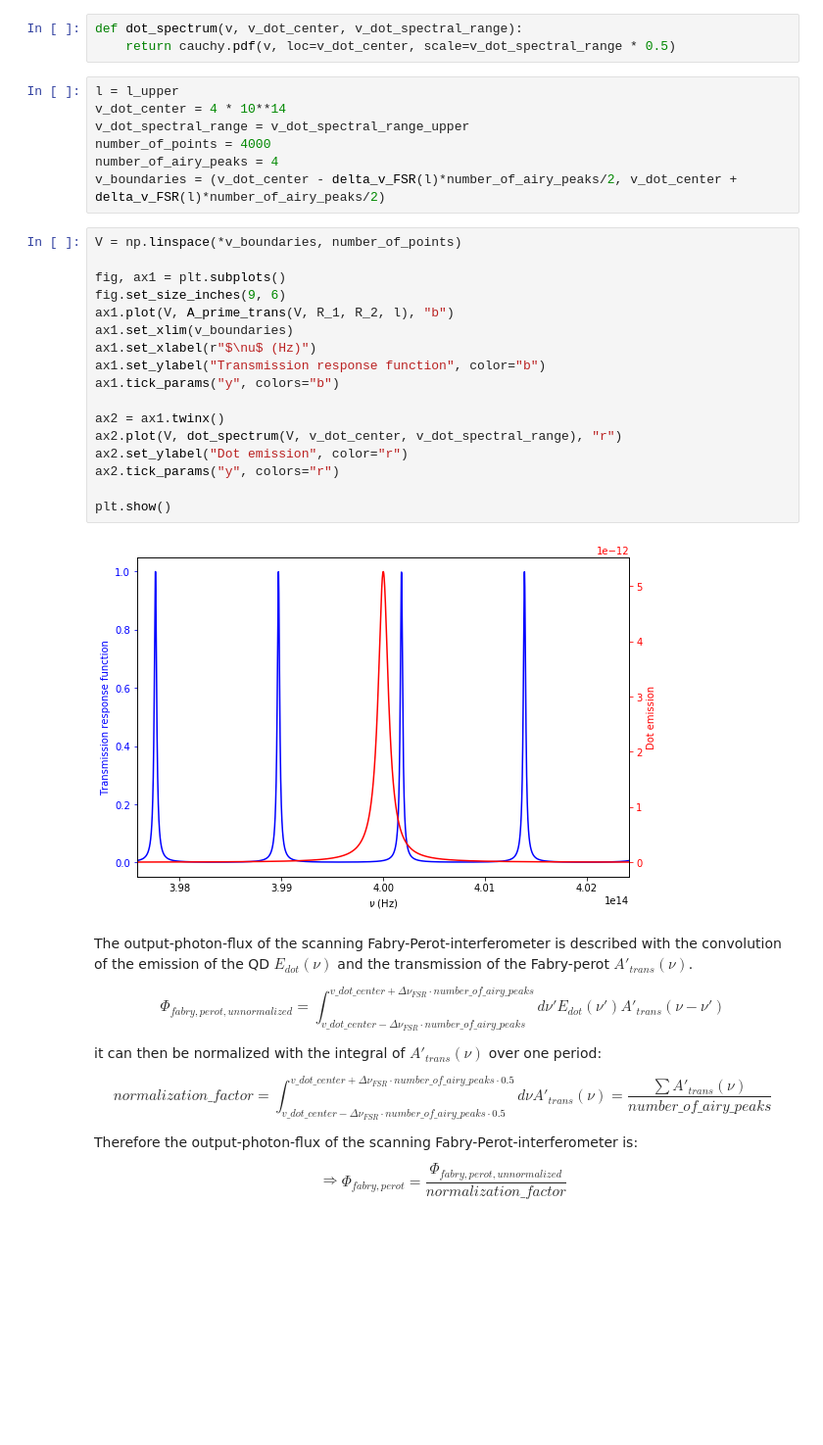
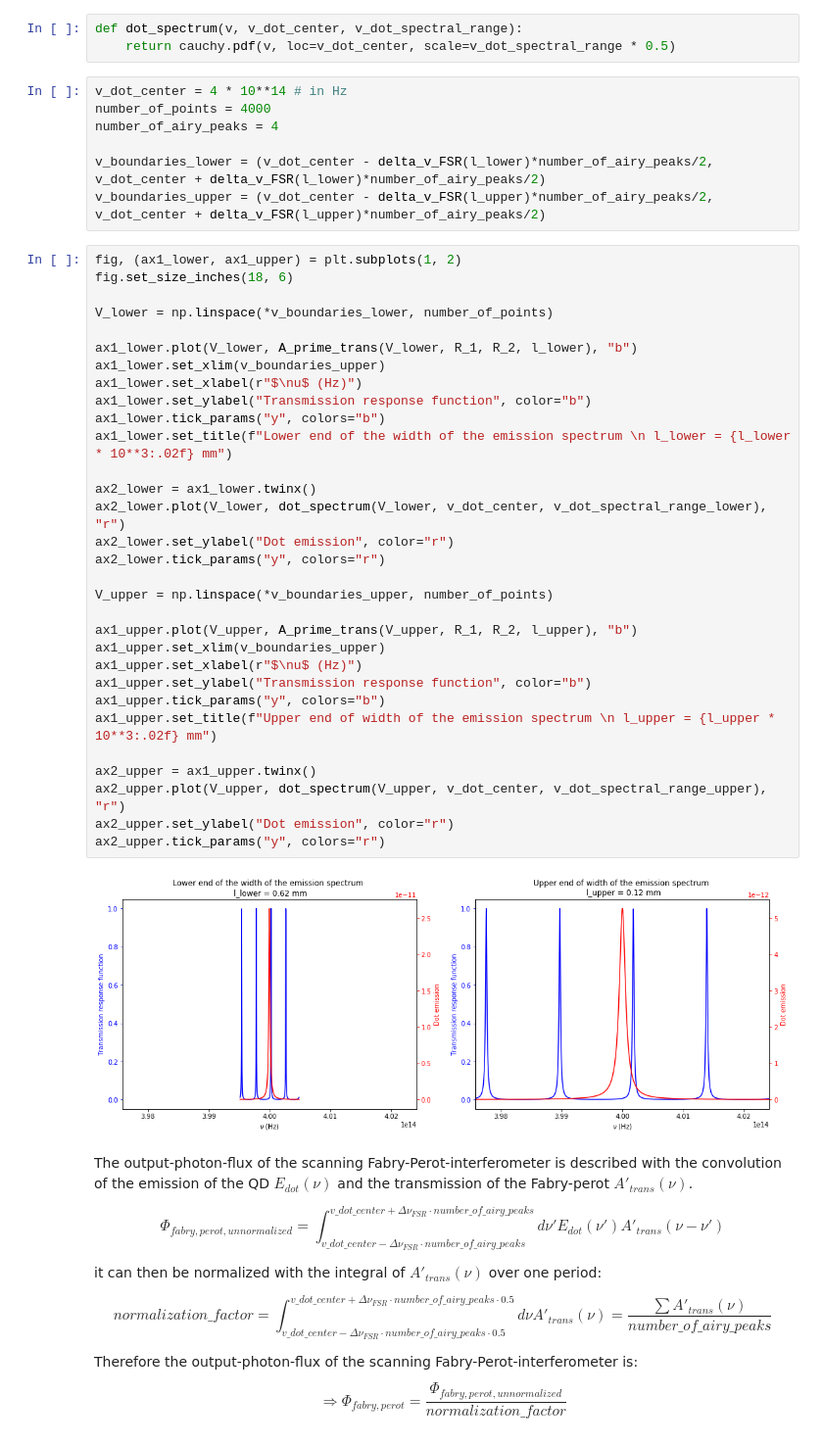
Before and after one commit to JKU-HFP/Sizing_Fabry_Perot_Interferometer, a Jupyter notebook: Sizing_Fabry_Perot_Interferometer.ipynb, the cells around one changed output. Shown: that part at 98% size. Drawn from its saved outputs; the diff is of its cells as text; blank space fills up the shorter version.

Commit message:
Implement a huge portion of the plots and start to calculate error

```diff
--- a/Sizing_Fabry_Perot_Interferometer.ipynb
+++ b/Sizing_Fabry_Perot_Interferometer.ipynb
@@ -83,31 +86,45 @@ $$\Phi_{dot}(\nu) = \frac{1}{\pi \cdot v\_dot\_spectral\_range \cdot 0.5 \left[1
 def dot_spectrum(v, v_dot_center, v_dot_spectral_range):
     return cauchy.pdf(v, loc=v_dot_center, scale=v_dot_spectral_range * 0.5)
 # %%
-l = l_upper
-v_dot_center = 4 * 10**14
-v_dot_spectral_range = v_dot_spectral_range_upper
+v_dot_center = 4 * 10**14 # in Hz
 number_of_points = 4000
 number_of_airy_peaks = 4
-v_boundaries = (v_dot_center - delta_v_FSR(l)*number_of_airy_peaks/2, v_dot_center + delta_v_FSR(l)*number_of_airy_peaks/2)
+
+v_boundaries_lower = (v_dot_center - delta_v_FSR(l_lower)*number_of_airy_peaks/2, v_dot_center + delta_v_FSR(l_lower)*number_of_airy_peaks/2)
+v_boundaries_upper = (v_dot_center - delta_v_FSR(l_upper)*number_of_airy_peaks/2, v_dot_center + delta_v_FSR(l_upper)*number_of_airy_peaks/2)
-# %%
-V = np.linspace(*v_boundaries, number_of_points)
-
-fig, ax1 = plt.subplots()
-fig.set_size_inches(9, 6)
-ax1.plot(V, A_prime_trans(V, R_1, R_2, l), "b")
-ax1.set_xlim(v_boundaries)
-ax1.set_xlabel(r"$\nu$ (Hz)")
-ax1.set_ylabel("Transmission response function", color="b")
-ax1.tick_params("y", colors="b")
-
-ax2 = ax1.twinx()
-ax2.plot(V, dot_spectrum(V, v_dot_center, v_dot_spectral_range), "r")
-ax2.set_ylabel("Dot emission", color="r")
-ax2.tick_params("y", colors="r")
-
-plt.show()
-# %% [output]
-[figure, removed]
+# %%
+fig, (ax1_lower, ax1_upper) = plt.subplots(1, 2)
+fig.set_size_inches(18, 6)
+
+V_lower = np.linspace(*v_boundaries_lower, number_of_points)
+
+ax1_lower.plot(V_lower, A_prime_trans(V_lower, R_1, R_2, l_lower), "b")
+ax1_lower.set_xlim(v_boundaries_upper)
+ax1_lower.set_xlabel(r"$\nu$ (Hz)")
+ax1_lower.set_ylabel("Transmission response function", color="b")
+ax1_lower.tick_params("y", colors="b")
+ax1_lower.set_title(f"Lower end of the width of the emission spectrum \n l_lower = {l_lower * 10**3:.02f} mm")
+
+ax2_lower = ax1_lower.twinx()
+ax2_lower.plot(V_lower, dot_spectrum(V_lower, v_dot_center, v_dot_spectral_range_lower), "r")
+ax2_lower.set_ylabel("Dot emission", color="r")
+ax2_lower.tick_params("y", colors="r")
+
+V_upper = np.linspace(*v_boundaries_upper, number_of_points)
+
+ax1_upper.plot(V_upper, A_prime_trans(V_upper, R_1, R_2, l_upper), "b")
+ax1_upper.set_xlim(v_boundaries_upper)
+ax1_upper.set_xlabel(r"$\nu$ (Hz)")
+ax1_upper.set_ylabel("Transmission response function", color="b")
+ax1_upper.tick_params("y", colors="b")
+ax1_upper.set_title(f"Upper end of width of the emission spectrum \n l_upper = {l_upper * 10**3:.02f} mm")
+
+ax2_upper = ax1_upper.twinx()
+ax2_upper.plot(V_upper, dot_spectrum(V_upper, v_dot_center, v_dot_spectral_range_upper), "r")
+ax2_upper.set_ylabel("Dot emission", color="r")
+ax2_upper.tick_params("y", colors="r")
+# %% [output]
+[figure, added]
 # %% [markdown]
 The output-photon-flux of the scanning Fabry-Perot-interferometer is described with the convolution of the emission of the QD $E_{dot}(\nu)$ and the transmission of the Fabry-perot $A'_{trans}(\nu)$.
 
```
Also changed, not shown: parts of 6 cells of this notebook.
